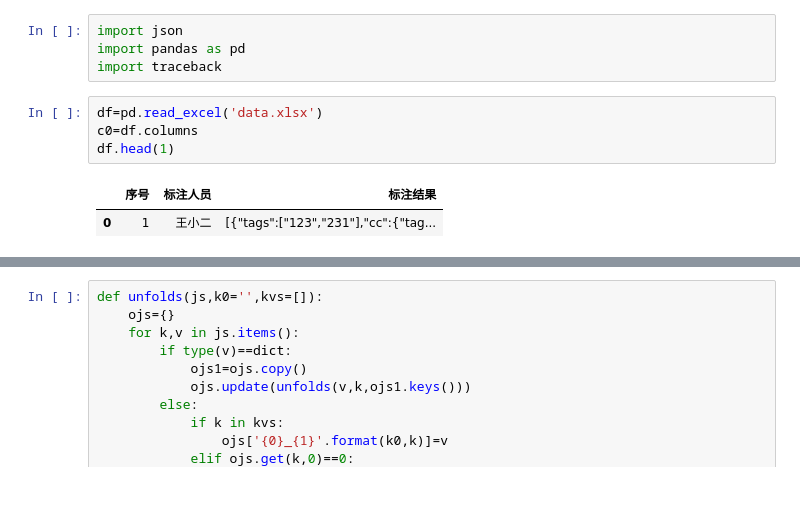
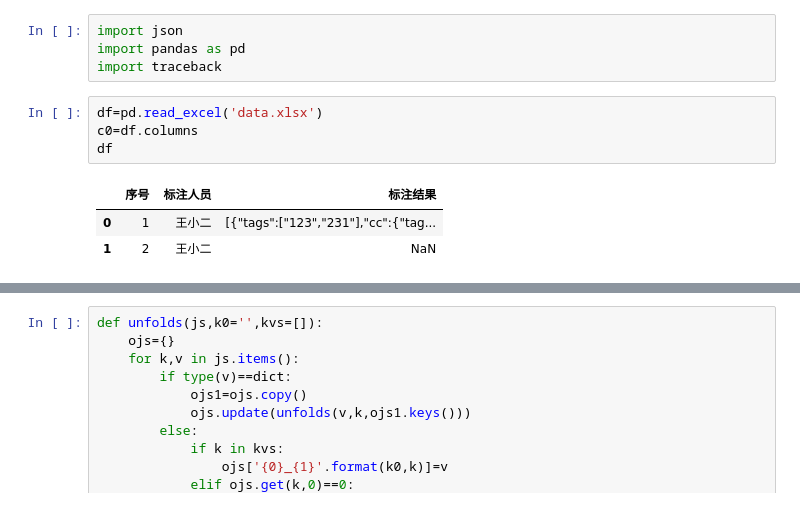
Before and after one commit to QLWeilcf/LcfsPythonWork, a Jupyter notebook: json_unfold_1.ipynb, the cells around one changed output, grey strips where cells are left out. Cells and saved outputs as stored; diff of their text form.

```diff
--- a/json_unfold_1.ipynb
+++ b/json_unfold_1.ipynb
@@ -5,7 +5,8 @@ import traceback
 # %%
 df=pd.read_excel('data.xlsx')
 c0=df.columns
-df.head(1)
+df
 # %% [output]
 |  | 序号 | 标注人员 | 标注结果 |
 | 0 | 1 | 王小二 | [{"tags":["123","231"],"cc":{"tag... |
+| 1 | 2 | 王小二 | NaN |
```
Also changed, not shown: parts of 21 cells of this notebook.
